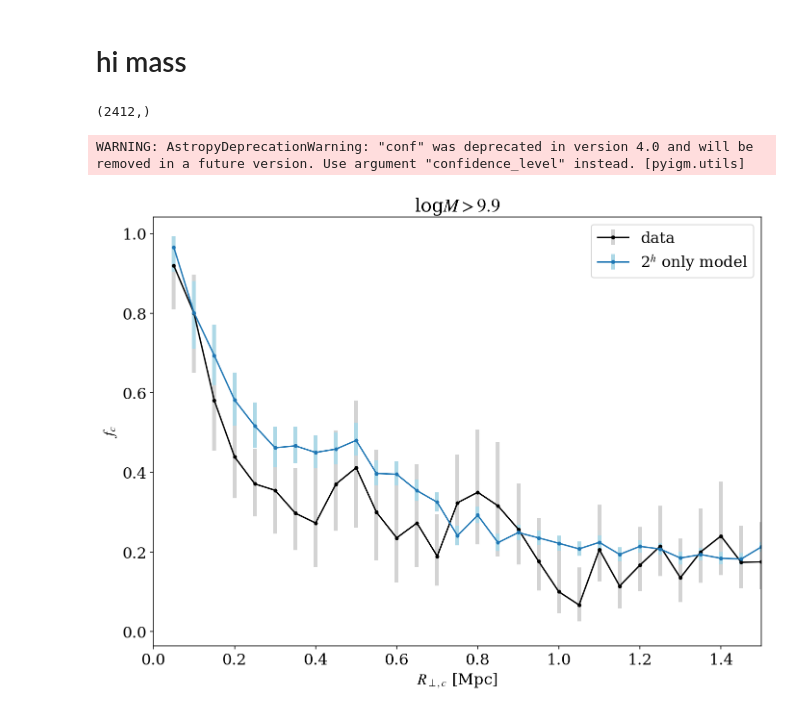
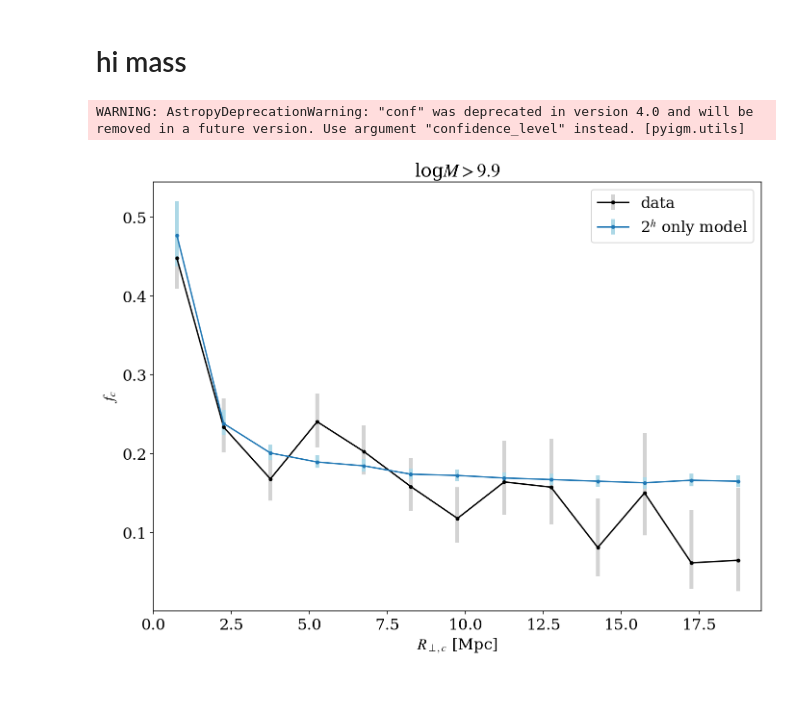
Before and after one commit to mattcwilde/1halo2halo, a Jupyter notebook: haloclustering/notebooks/two-halo-only/plot_fc.ipynb, the cells around one changed output. Saved outputs shown, nothing was run; the diff lists cells and outputs as text; code cells hidden in the pictures.

```diff
--- a/haloclustering/notebooks/two-halo-only/plot_fc.ipynb
+++ b/haloclustering/notebooks/two-halo-only/plot_fc.ipynb
@@ -52,8 +52,8 @@ misses 291
 # instantiate the model
 model = models.Model2h(data=data)
 # read in the params from the sampler
-two_halo_5mpc_sampler_file = '/Users/mwilde/python/haloclustering/haloclustering/notebooks/two-halo-only/model_2h_only_5Mpc_sampler.pkl'
-sampler = datamodule.get_sampler_pickle_file(two_halo_5mpc_sampler_file)
+two_halo_Xmpc_sampler_file = '/Users/mwilde/python/haloclustering/haloclustering/notebooks/two-halo-only/model_2h_only_5Mpc_sampler.pkl'
+sampler = datamodule.get_sampler_pickle_file(two_halo_Xmpc_sampler_file)
 # %% [markdown]
 # all masses
 
@@ -65,8 +69,9 @@ the uncertainty here is the intrabin spread
 # %%
 plot = CovFracPlot(data, model, sampler)
-plot.savefile = "plot_fc_2halo_all_mass.pdf"
+plot.savefile = "plot_fc_2halo_all_mass_2Mpc.pdf"
 plot.title = "All Masses"
 plot.label = r"2$^h$ only model"
-plot.plot_fc_rho()
+bins = np.arange(0, 20, 1.5)
+plot.plot_fc_rho(bins=bins)
 # %% [output]
 WARNING: AstropyDeprecationWarning: "conf" was deprecated in version 4.0 and will be removed in a future version. Use argument "confidence_level" instead. [pyigm.utils]
@@ -74,19 +79,15 @@ WARNING: AstropyDeprecationWarning: "conf" was deprecated in version 4.0 and wil
 # %% [markdown]
 # hi mass
-# %%
-data_hi[1].shape
-# %% [output]
-(2412,)
 # %%
 model = models.Model2h(data=data_hi)
 plot = CovFracPlot(data_hi, model, sampler)
-plot.savefile = "plot_fc_2halo_hi_mass.pdf"
+plot.savefile = "plot_fc_2halo_hi_mass_5Mpc.pdf"
 plot.title = r"log$M > 9.9$"
 plot.label = r"2$^h$ only model"
-plot.plot_fc_rho()
+plot.plot_fc_rho(bins=bins)
 # %% [output]
 WARNING: AstropyDeprecationWarning: "conf" was deprecated in version 4.0 and will be removed in a future version. Use argument "confidence_level" instead. [pyigm.utils]
-[figure, old version]
+[figure, new version]
 # %%
 model = models.Model2h(data=data_mid)
 plot = CovFracPlot(data_mid, model, sampler)
```
Also changed, not shown: parts of 5 cells of this notebook, 2 other files.
